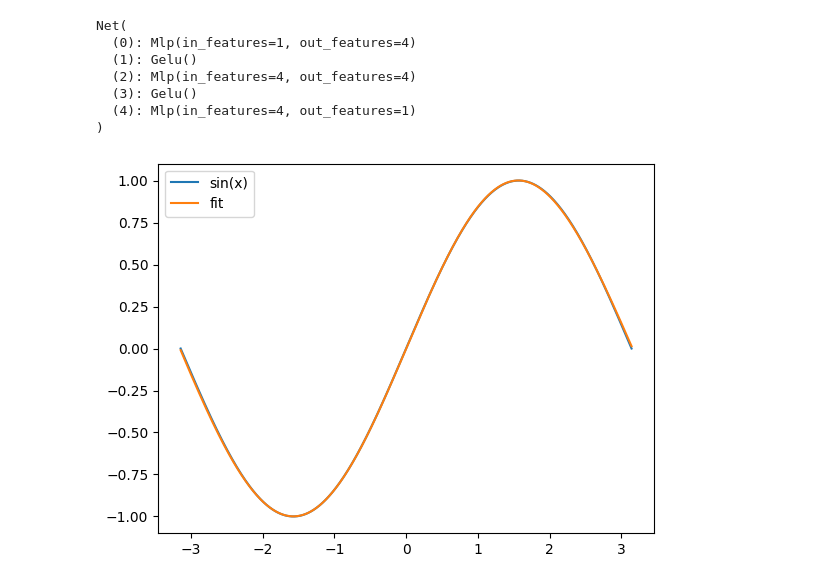
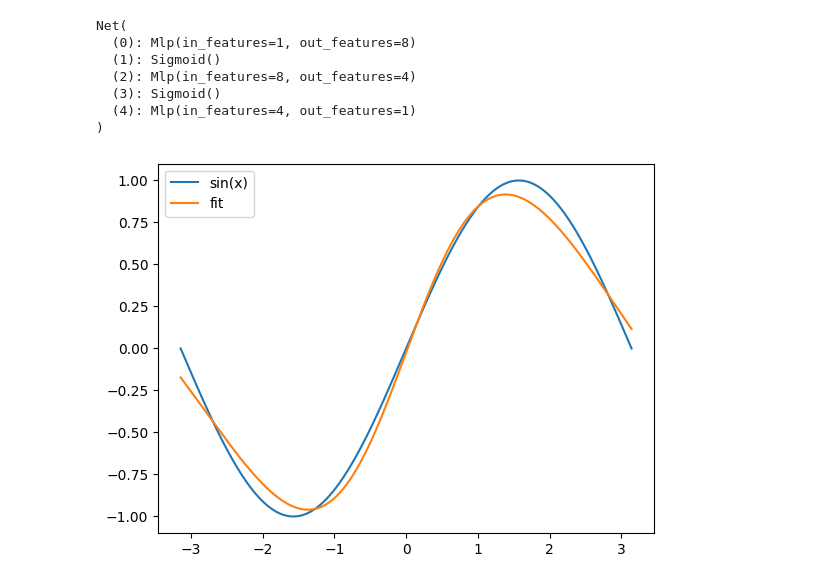
Before and after one commit to Invisiphantom/Python-Table, a Jupyter notebook: task1/task1-sin.ipynb, the cells around one changed output. Cells and saved outputs as stored; diff of their text form; code cells hidden in the pictures.

```diff
--- a/task1/task1-sin.ipynb
+++ b/task1/task1-sin.ipynb
@@ -14,46 +14,45 @@ def sin_shuffle(X, Y):
     idx = np.random.permutation(len(X))
     return X[idx], Y[idx]
 
-def sin_sort(X, Y, Y_):
+def sin_sort(X, Y, _Y):
     idx = np.argsort(X, axis=0)
-    return X[idx].reshape(-1), Y[idx].reshape(-1), Y_[idx].reshape(-1)
+    return X[idx].reshape(-1), Y[idx].reshape(-1), _Y[idx].reshape(-1)
+# %%
+net_info = [
+    {"module": Mlp, "param": {"in_features": 1, "out_features": 8}},
+    {"module": Sigmoid},
+    {"module": Mlp, "param": {"in_features": 8, "out_features": 4}},
+    {"module": Sigmoid},
+    {"module": Mlp, "param": {"in_features": 4, "out_features": 1}},
+]
+
+net = Net(net_info, 0)
 # %%
-net_info = [
-    {"module": Mlp, "param": {"in_features": 1, "out_features": 4}},
-    {"module": Gelu},
-    {"module": Mlp, "param": {"in_features": 4, "out_features": 4}},
-    {"module": Gelu},
-    {"module": Mlp, "param": {"in_features": 4, "out_features": 1}},
-]
-
-net = Net(net_info, 0)
 X, Y = sin_data(1000)
 
-
 epochs = 200
-loss_list = []
 pbar = tqdm(range(epochs))
 for i in pbar:
     X, Y = sin_shuffle(X, Y)
     net.train(X, Y, Mse, 10, 1)
 
     _Y = net.pred(X)
     loss = Mse.forward(Y, _Y)
-    loss_list.append(loss)
-    pbar.set_postfix(loss=loss)
+    avg_loss = np.mean(np.abs(_Y - Y))
+    pbar.set_postfix(loss=loss, avg_loss=avg_loss)
 
 print(net)
 X, Y, _Y = sin_sort(X, Y, _Y)
 plt.plot(X, Y, label="sin(x)")
 plt.plot(X, _Y, label="fit")
 plt.legend()
 plt.show()
 # %% [output]
 Net(
-  (0): Mlp(in_features=1, out_features=4)
-  (1): Gelu()
-  (2): Mlp(in_features=4, out_features=4)
-  (3): Gelu()
+  (0): Mlp(in_features=1, out_features=8)
+  (1): Sigmoid()
+  (2): Mlp(in_features=8, out_features=4)
+  (3): Sigmoid()
   (4): Mlp(in_features=4, out_features=1)
 )
-[figure, old version]
+[figure, new version]
```
Also changed, not shown: 5 other files.
